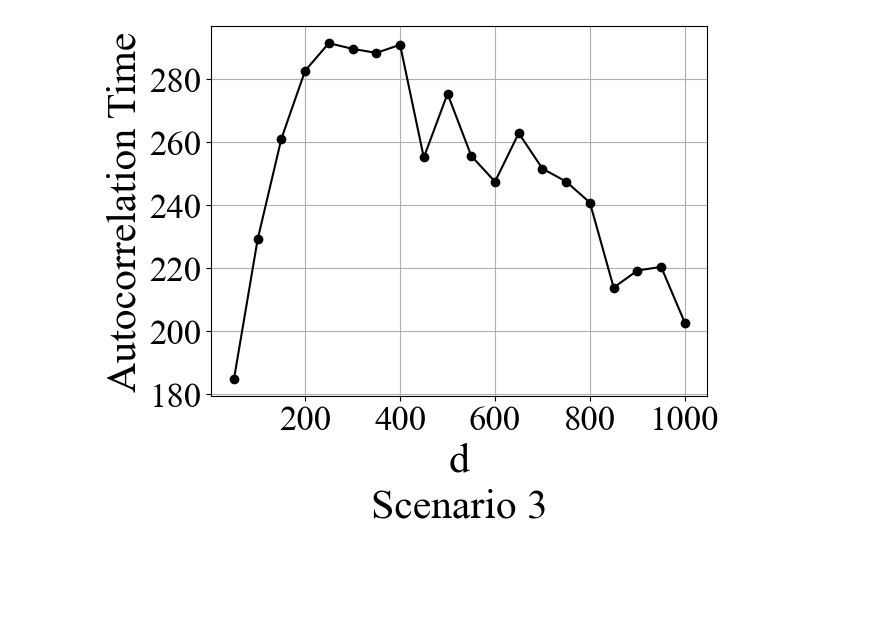
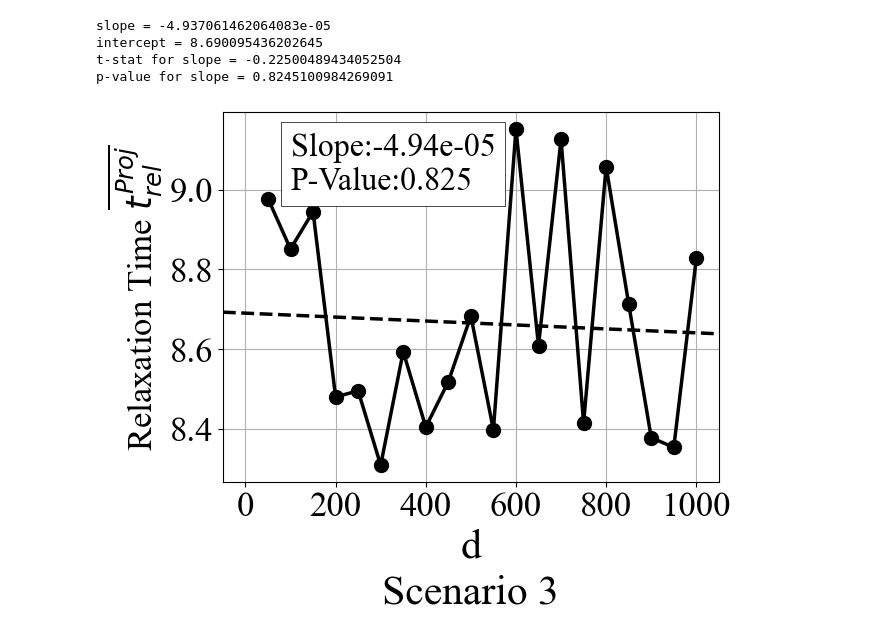
Before and after one commit to kelciezhang/Data-Augmentation-MCMC-Simulations, a Jupyter notebook: summary-probit-and-logit.ipynb, the cells around one changed output. Drawn from its saved outputs; the diff is of its cells as text; code cells hidden in the pictures; blank space fills up the shorter version.

```diff
--- a/summary-probit-and-logit.ipynb
+++ b/summary-probit-and-logit.ipynb
@@ -8,26 +31,23 @@ plt.rcParams["font.family"] = "Times New Roman"
 # %%
-algo = 'probit' # algorithm: 'probit' or 'logit'
-ib = 100 # imbalance factor: 60 or 100
+algo = 'logit' # algorithm: 'probit' or 'logit'
+imbalanced = True # Set this to be True for worst-case simulations
+algo_file = algo + '_imbalanced' if imbalanced else algo
 # %%
-all_n = list(os.walk(algo + '/ib_' + str(ib) + '/'))[0][1]
+all_n = list(os.walk(algo_file +'/'))[0][1]
 data = pd.DataFrame()
 for n in tqdm(all_n):
-    all_d = list(os.walk(algo + '/ib_' + str(ib) + '/' + n + '/'))[0][1]
+    all_d = list(os.walk(algo_file + '/' + n + '/'))[0][1]
     n=n[2:]
     for d in all_d:
         d=d[2:]
-        t_list=[]
+        t_list_max = []
         count = 0
         for lp in range(1,101):
             try:
-                temp=np.load(algo + '/ib_' + str(ib) + '/n_' + n + '/d_' + d + '/tauto_'+algo+'_ib'+str(ib)+'_n' + n + '_d' + d + '_' + str(lp) + '.npy', allow_pickle=True)
-                t_list.append(temp.item()['t_auto'])
+                temp=np.load(algo_file + '/n_' + n + '/d_' + d + '/tauto_'+algo+'_n' + n + '_d' + d + '_' + str(lp) + '.npy', allow_pickle=True)
+                t_list_max.append(temp.item()['tmax'])
                 count+=1
             except:
                 continue
-        plt.figure()
-        plt.hist(t_list)
-        plt.savefig('plot_check/' + algo + str(ib) +'_n' + n + '_d' + d + '.png')
-        plt.close()
-        data=pd.concat([data, pd.DataFrame({'n':n, 'd':d, 't':np.mean(t_list), 'count':count},index=[0])])
+        data=pd.concat([data, pd.DataFrame({'n':n, 'd':d, 'tmax':np.mean(t_list_max), 'count':count},index=[0])])
 data=data.reset_index(drop=True)
@@ -84,14 +130,27 @@ plt.savefig("plot/"+algo+str(ib)+"_2.png", dpi=300, bbox_inches='tight')
 # %%
-temp = data[data.n=='500'][['d','t']]
+temp = data[data.n=='500'][['d','tmax']]
 temp.d = temp.d.map(lambda x: int(x))
 temp = temp.sort_values('d')
-plt.plot(temp.d, temp.t, '-o',color='black')
+fig = plt.figure()
+plt.plot(temp.d, temp.tmax, '-o', label = '$\overline{t_{rel, max}}}$ (right)', color='black', linewidth=2.5, markersize=10)
 plt.grid()
-plt.ylabel('Autocorrelation Time', fontsize=30)
-plt.xlabel('d', fontsize=30)
 plt.xticks(fontsize=25)
 plt.yticks(fontsize=25)
-plt.title('Scenario 3', y=-0.35, fontsize=30)
-plt.savefig("plot/"+algo+str(ib)+"_3.png", dpi=300, bbox_inches='tight')
+plt.xlabel('d',fontsize=30)
+plt.ylabel('Relaxation Time $\overline{t^{Proj}_{rel}}$',fontsize=25)
+slope, intercept, pvalue=lin_reg(temp.d,temp.tmax)
+plt.text(100, 9.0, "Slope:"+f"{slope:.2e}"+"\nP-Value:"+str(round(pvalue,3)),
+         fontsize=23,bbox=dict(boxstyle="square", fc="white", ec="black",linewidth=0.5))
+plt.axline((0, intercept), slope=slope, linestyle='--', color='black',linewidth=2.5)
+plt.title('Scenario 3', y=-0.35, fontsize = 30)
+if imbalanced:
+    plt.savefig("plot/"+algo+"_imbalanced_3.png", dpi=300, bbox_inches='tight')
+else:
+    plt.savefig("plot/"+algo+"_3.png", dpi=300, bbox_inches='tight')
+#dist_plot(temp.d,temp.tmax, name=algo+"_3")
 # %% [output]
+slope = -4.937061462064083e-05
+intercept = 8.690095436202645
+t-stat for slope = -0.22500489434052504
+p-value for slope = 0.8245100984269091
-[figure, old version]
+[figure, new version]
```
Also changed, not shown: parts of 7 cells of this notebook, 6 other files.
